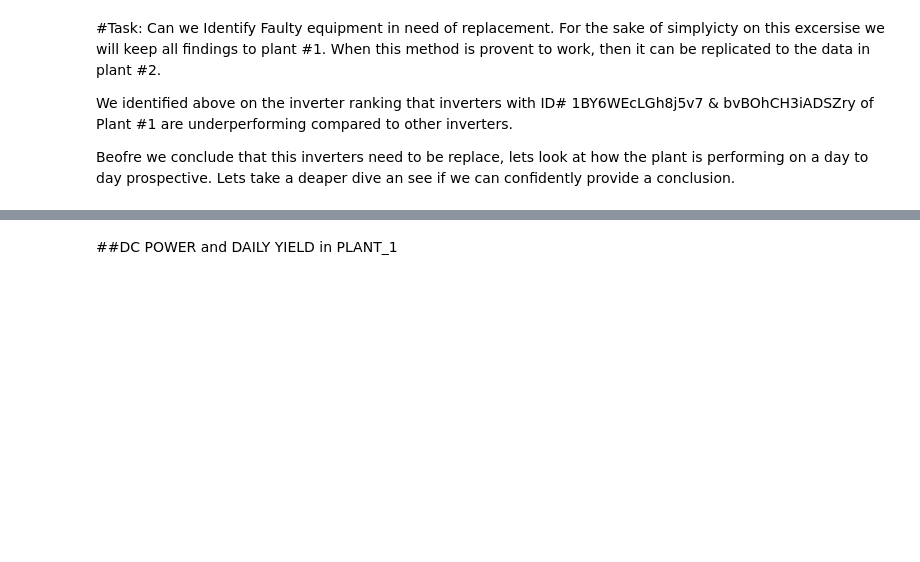
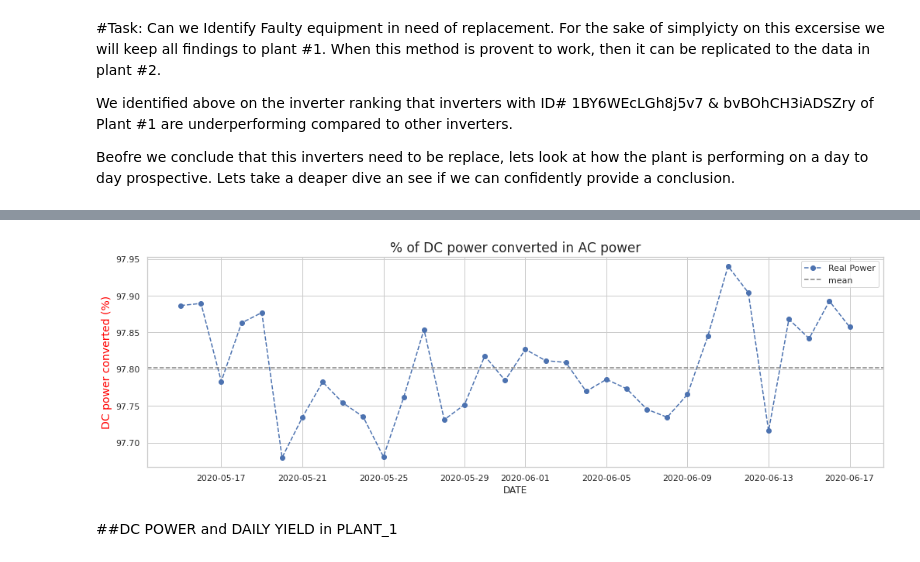
Before and after one commit to drwatson93/Solar-Plant-Analysis-Project, a Jupyter notebook: What_can_we_learn_from_a_solar_plant's_data.ipynb, the cells around one changed output, grey strips where cells are left out. Drawn from its saved outputs; the diff is of its cells as text; code cells hidden in the pictures; blank space fills up the shorter version.

```diff
--- a/What_can_we_learn_from_a_solar_plant's_data.ipynb
+++ b/What_can_we_learn_from_a_solar_plant's_data.ipynb
@@ -343,3 +359,18 @@ Beofre we conclude that this inverters need to be replace, lets look at how the
+# %%
+losses=df_plant1_generation.copy()
+losses['DATE']=losses['DATE_TIME'].dt.date
+losses=losses.groupby('DATE').sum()
+losses['losses']=losses['AC_POWER']/losses['DC_POWER']*100
+
+losses['losses'].plot(style='o--',figsize=(17,5),label='Real Power')
+
+plt.title('% of DC power converted in AC power',size=17)
+plt.ylabel('DC power converted (%)',fontsize=14,color='red')
+plt.axhline(losses['losses'].mean(),linestyle='--',color='gray',label='mean')
+plt.legend()
+plt.show()
+# %% [output]
+[figure, added]
 # %% [markdown]
 ##DC POWER and DAILY YIELD in PLANT_1
 # %%
```
Also changed, not shown: parts of 8 cells of this notebook.
